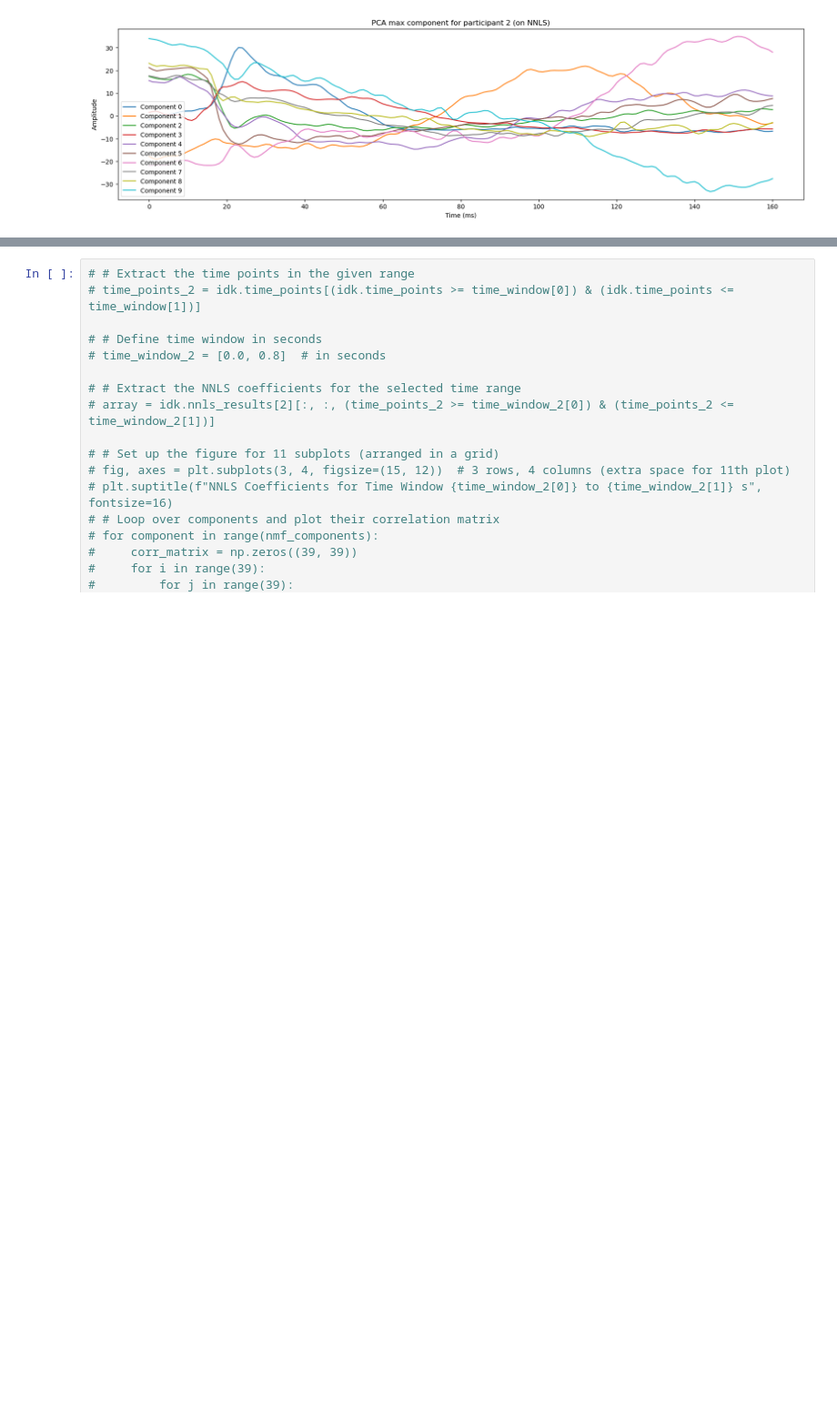
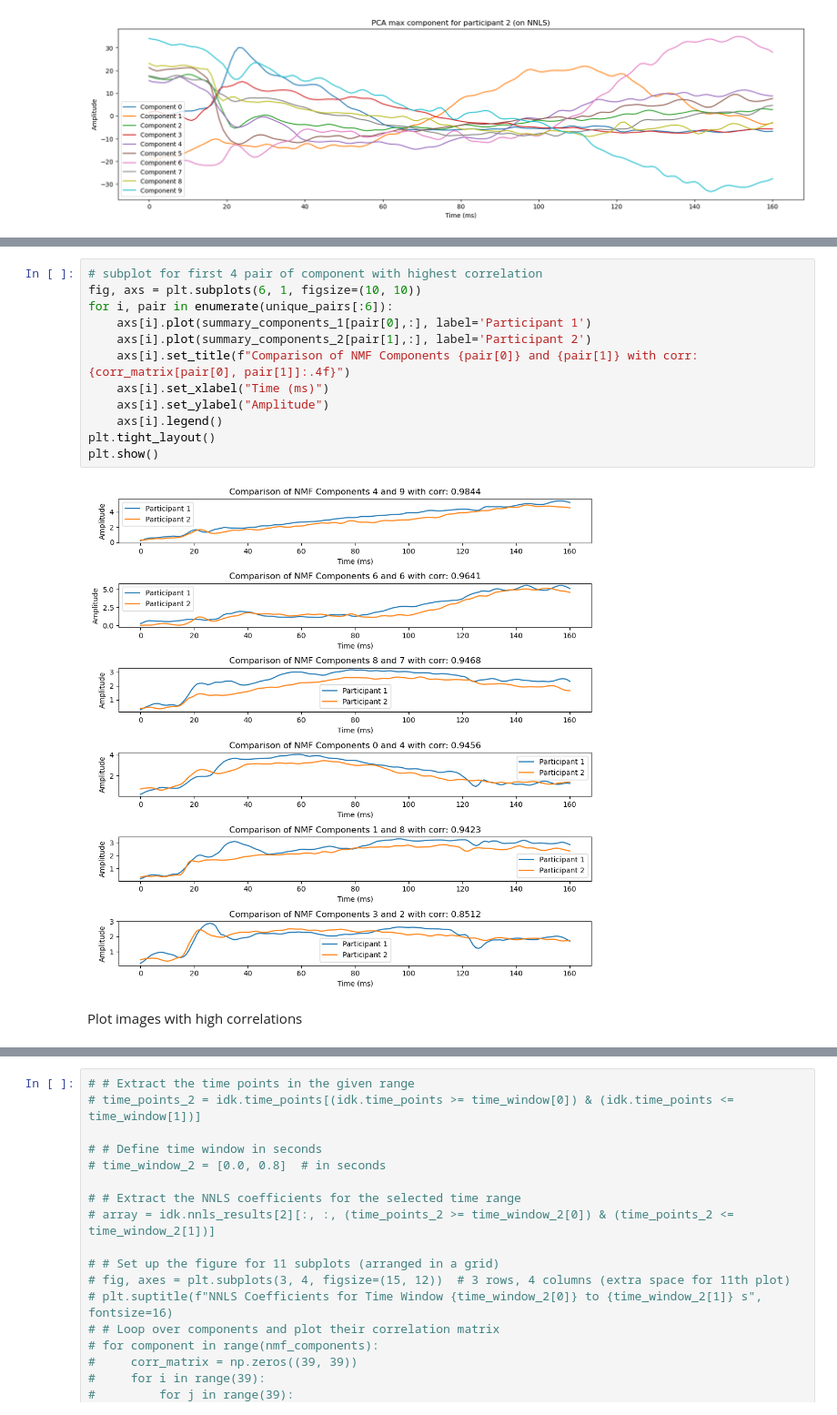
Before and after one commit to AtharvSuryawanshi/Neural-Representations-using-Things-Database, a Jupyter notebook: notebooks/NMF_meg7.ipynb, the cells around one changed output, grey strips where cells are left out. Shown at 91% size. Saved outputs shown, nothing was run; the diff lists cells and outputs as text; blank space fills up the shorter version.

```diff
--- a/notebooks/NMF_meg7.ipynb
+++ b/notebooks/NMF_meg7.ipynb
@@ -667,0 +739,16 @@ plt.show()
+# %%
+# subplot for first 4 pair of component with highest correlation
+fig, axs = plt.subplots(6, 1, figsize=(10, 10))
+for i, pair in enumerate(unique_pairs[:6]):
+    axs[i].plot(summary_components_1[pair[0],:], label='Participant 1')
+    axs[i].plot(summary_components_2[pair[1],:], label='Participant 2')
+    axs[i].set_title(f"Comparison of NMF Components {pair[0]} and {pair[1]} with corr: {corr_matrix[pair[0], pair[1]]:.4f}")
+    axs[i].set_xlabel("Time (ms)")
+    axs[i].set_ylabel("Amplitude")
+    axs[i].legend()
+plt.tight_layout()
+plt.show()
+# %% [output]
+[figure, added]
+# %% [markdown]
+Plot images with high correlations
```
Also changed, not shown: parts of 12 cells of this notebook.
